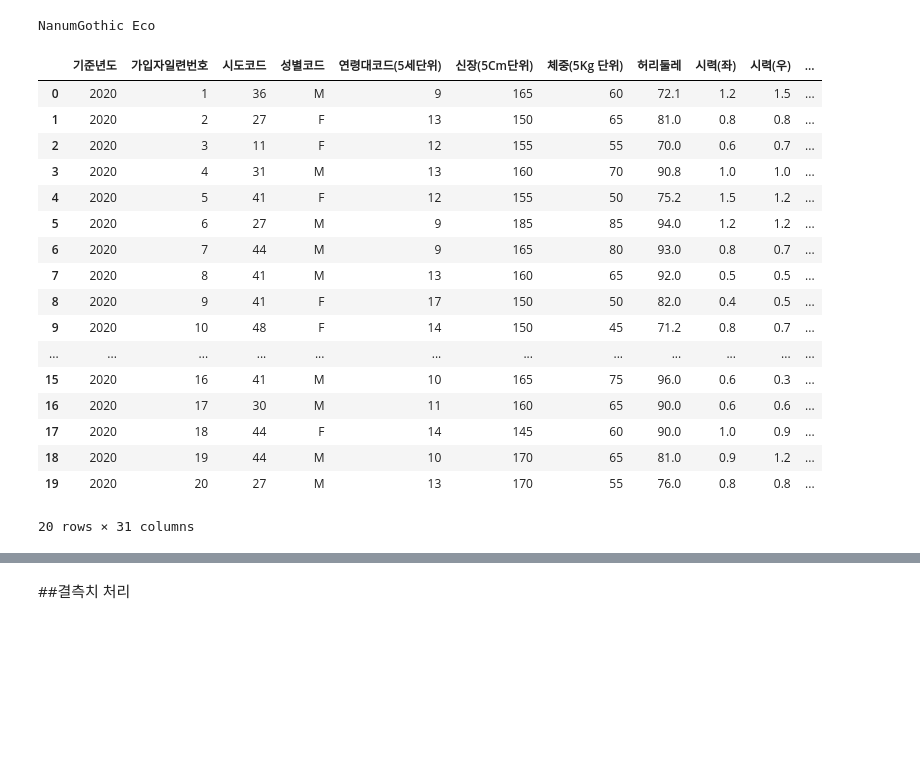
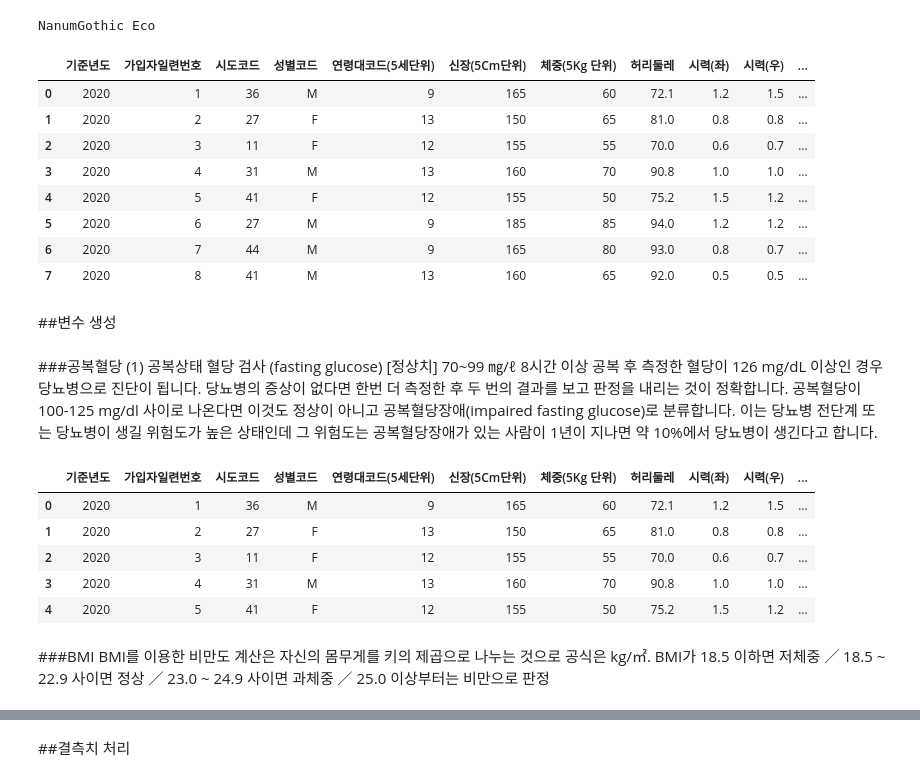
Before and after one commit to ll5913/itb, a Jupyter notebook: IBH_health_vis.ipynb, the cells around one changed output, grey strips where cells are left out. Drawn from its saved outputs; the diff is of its cells as text; code cells hidden in the pictures; blank space fills up the shorter version.

Commit message:
Colaboratory를 통해 생성됨

```diff
--- a/IBH_health_vis.ipynb
+++ b/IBH_health_vis.ipynb
@@ -34,12 +46,13 @@ drive.mount('/content/drive')
 Drive already mounted at /content/drive; to attempt to forcibly remount, call drive.mount("/content/drive", force_remount=True).
 # %%
 import pandas as pd
-data=pd.read_csv('/content/drive/MyDrive/Colab Notebooks/health_data.csv', encoding='utf-8')
+data=pd.read_csv('/content/drive/MyDrive/Colab Notebooks/ITB/health_data.csv', encoding='utf-8')
 #pd.read_exel('/content/drive/MyDrive/Colab Notebooks/MachineLearning/data/MLatoz.xls', encoding = 'euc-kr')
 import seaborn as sns           # Seaborn 로딩하기
 %matplotlib inline
 import matplotlib as mpl        # 기본 설정
 import matplotlib.pyplot as plt
+import numpy as np
 import matplotlib.font_manager as fm
 # %%
 import pandas as pd
@@ -100,24 +111,40 @@ plt.rcParams['font.family'] = 'NanumGothic'
 plt.rcParams['font.size']=23
 # %%
 import seaborn as sns
+# %%
+pd.set_option('display.max_columns', None)
 # %%
-data.head(20)
+data.head(8)
 # %% [output]
 |  | 기준년도 | 가입자일련번호 | 시도코드 | 성별코드 | 연령대코드(5세단위) | 신장(5Cm단위) | 체중(5Kg 단위) | 허리둘레 | 시력(좌) | 시력(우) | ... |
 | 0 | 2020 | 1 | 36 | M | 9 | 165 | 60 | 72.1 | 1.2 | 1.5 | ... |
 | 1 | 2020 | 2 | 27 | F | 13 | 150 | 65 | 81.0 | 0.8 | 0.8 | ... |
 | 2 | 2020 | 3 | 11 | F | 12 | 155 | 55 | 70.0 | 0.6 | 0.7 | ... |
 | 3 | 2020 | 4 | 31 | M | 13 | 160 | 70 | 90.8 | 1.0 | 1.0 | ... |
 | 4 | 2020 | 5 | 41 | F | 12 | 155 | 50 | 75.2 | 1.5 | 1.2 | ... |
 | 5 | 2020 | 6 | 27 | M | 9 | 185 | 85 | 94.0 | 1.2 | 1.2 | ... |
 | 6 | 2020 | 7 | 44 | M | 9 | 165 | 80 | 93.0 | 0.8 | 0.7 | ... |
 | 7 | 2020 | 8 | 41 | M | 13 | 160 | 65 | 92.0 | 0.5 | 0.5 | ... |
-| 8 | 2020 | 9 | 41 | F | 17 | 150 | 50 | 82.0 | 0.4 | 0.5 | ... |
-| 9 | 2020 | 10 | 48 | F | 14 | 150 | 45 | 71.2 | 0.8 | 0.7 | ... |
-| ... | ... | ... | ... | ... | ... | ... | ... | ... | ... | ... | ... |
-| 15 | 2020 | 16 | 41 | M | 10 | 165 | 75 | 96.0 | 0.6 | 0.3 | ... |
-| 16 | 2020 | 17 | 30 | M | 11 | 160 | 65 | 90.0 | 0.6 | 0.6 | ... |
-| 17 | 2020 | 18 | 44 | F | 14 | 145 | 60 | 90.0 | 1.0 | 0.9 | ... |
-| 18 | 2020 | 19 | 44 | M | 10 | 170 | 65 | 81.0 | 0.9 | 1.2 | ... |
-| 19 | 2020 | 20 | 27 | M | 13 | 170 | 55 | 76.0 | 0.8 | 0.8 | ... |
-20 rows × 31 columns
+# %% [markdown]
+##변수 생성
+# %% [markdown]
+###공복혈당
+(1) 공복상태 혈당 검사 (fasting glucose)
+[정상치] 70~99 ㎎/ℓ 8시간 이상 공복 후 측정한 혈당이 126 mg/dL 이상인 경우 당뇨병으로 진단이 됩니다. 당뇨병의 증상이 없다면 한번 더 측정한 후 두 번의 결과를 보고 판정을 내리는 것이 정확합니다. 공복혈당이 100-125 mg/dl 사이로 나온다면 이것도 정상이 아니고 공복혈당장애(impaired fasting glucose)로 분류합니다. 이는 당뇨병 전단계 또는 당뇨병이 생길 위험도가 높은 상태인데 그 위험도는 공복혈당장애가 있는 사람이 1년이 지나면 약 10%에서 당뇨병이 생긴다고 합니다.
+# %%
+df=data
+df['당뇨'] = 0
+
+df.loc[df['식전혈당(공복혈당)'] >= 126, '당뇨'] = 1
+df.loc[df['식전혈당(공복혈당)'] < 126, '당뇨'] = 0
+df.head()
+# %% [output]
+|  | 기준년도 | 가입자일련번호 | 시도코드 | 성별코드 | 연령대코드(5세단위) | 신장(5Cm단위) | 체중(5Kg 단위) | 허리둘레 | 시력(좌) | 시력(우) | ... |
+| 0 | 2020 | 1 | 36 | M | 9 | 165 | 60 | 72.1 | 1.2 | 1.5 | ... |
+| 1 | 2020 | 2 | 27 | F | 13 | 150 | 65 | 81.0 | 0.8 | 0.8 | ... |
+| 2 | 2020 | 3 | 11 | F | 12 | 155 | 55 | 70.0 | 0.6 | 0.7 | ... |
+| 3 | 2020 | 4 | 31 | M | 13 | 160 | 70 | 90.8 | 1.0 | 1.0 | ... |
+| 4 | 2020 | 5 | 41 | F | 12 | 155 | 50 | 75.2 | 1.5 | 1.2 | ... |
+# %% [markdown]
+###BMI
+BMI를 이용한 비만도 계산은 자신의 몸무게를 키의 제곱으로 나누는 것으로 공식은 kg/㎡. BMI가 18.5 이하면 저체중 ／ 18.5 ~ 22.9 사이면 정상 ／ 23.0 ~ 24.9 사이면 과체중 ／ 25.0 이상부터는 비만으로 판정
```
Also changed, not shown: parts of 72 cells of this notebook.
